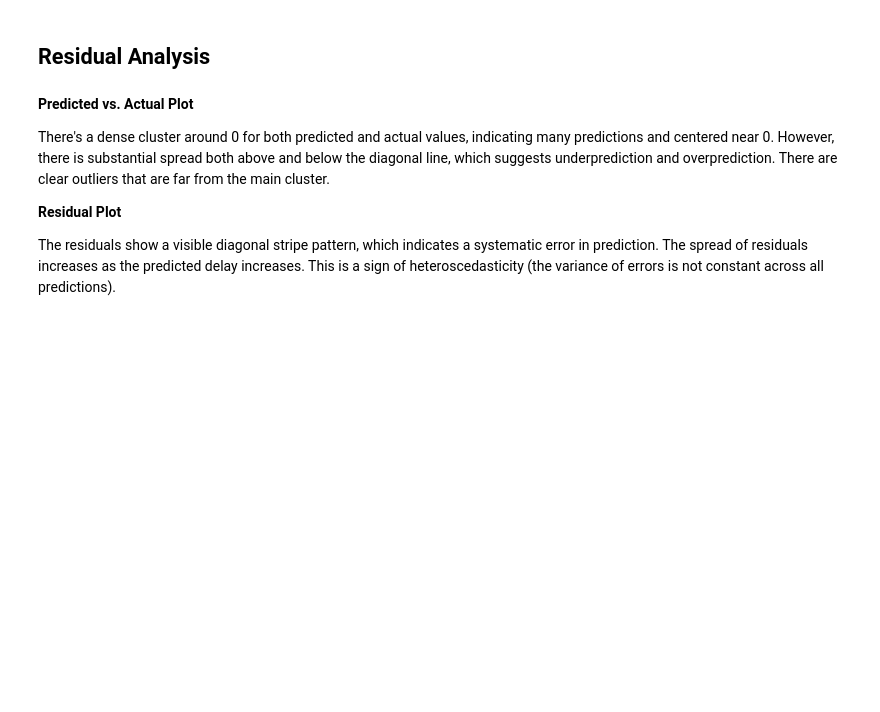
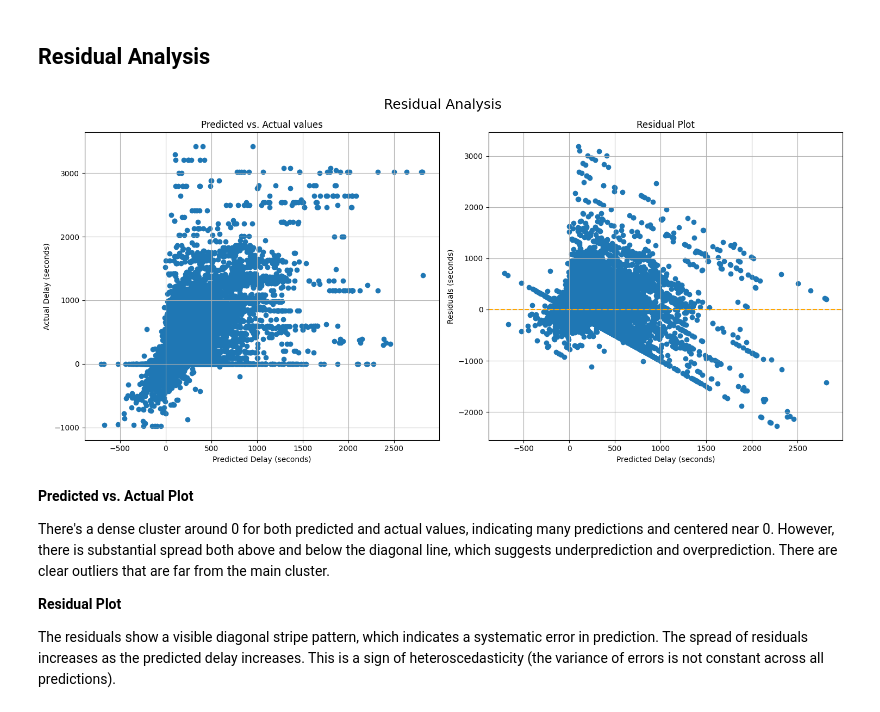
Before and after one commit to nadpierre/stm-transit-delay-prediction, a Jupyter notebook: notebooks/data_modeling.ipynb, the cells around one changed output. Cells and saved outputs as stored; diff of their text form; code cells hidden in the pictures; blank space fills up the shorter version.

Commit message:
outline all sections in modeling notebook

```diff
--- a/notebooks/data_modeling.ipynb
+++ b/notebooks/data_modeling.ipynb
@@ -444,29 +609,34 @@ CatBoost is the best performing model so far. This is the model that will be use
 best_model = cat_reg_tuned
 y_pred = best_model.predict(X_val)
 # %%
-# Plot residuals
-fig, (ax1, ax2) = plt.subplots(nrows=1, ncols=2, figsize=(15, 7))
+def plot_residuals(y_true, y_pred, model_name:str) -> None:
+	fig, (ax1, ax2) = plt.subplots(nrows=1, ncols=2, figsize=(15, 7))
 
-# Predicted vs. actual values
-ax1.scatter(x=y_pred, y=y_val)
-ax1.set_title('Predicted vs. Actual values')
-ax1.set_xlabel('Predicted delay (seconds)')
-ax1.set_ylabel('Actual delay (seconds)')
-ax1.grid(True)
+	# Predicted vs. actual values
+	ax1.scatter(x=y_pred, y=y_true)
+	ax1.set_title('Predicted vs. Actual values')
+	ax1.set_xlabel('Predicted Delay (seconds)')
+	ax1.set_ylabel('Actual Delay (seconds)')
+	ax1.grid(True)
 
-# Residuals
-residuals = y_val - y_pred
-ax2.scatter(x=y_pred, y=residuals)
-ax2.set_title('Residual Plot')
-ax2.set_xlabel('Predicted Delay (seconds)')
-ax2.set_ylabel('Residuals (seconds)')
-ax2.axhline(0, linestyle='--', color='orange')
-ax2.grid(True)
+	# Residuals
+	residuals = y_true - y_pred
+	ax2.scatter(x=y_pred, y=residuals)
+	ax2.set_title('Residual Plot')
+	ax2.set_xlabel('Predicted Delay (seconds)')
+	ax2.set_ylabel('Residuals (seconds)')
+	ax2.axhline(0, linestyle='--', color='orange')
+	ax2.grid(True)
 
-fig.suptitle('Residual Analysis', fontsize=18)
-fig.tight_layout()
-fig.savefig(f'../images/residual_analysis.png', bbox_inches='tight')
-plt.show()
+	fig.suptitle('Residual Analysis', fontsize=18)
+	fig.tight_layout()
+	fig.savefig(f'../images/residual_analysis_{model_name}.png', bbox_inches='tight')
+	plt.show()
+# %%
+# Plot residuals
+plot_residuals(y_val, y_pred, 'cat_reg_tuned')
+# %% [output]
+[figure, added]
 # %% [markdown]
 **Predicted vs. Actual Plot**
 
```
Also changed, not shown: parts of 31 cells of this notebook, 9 other files.
